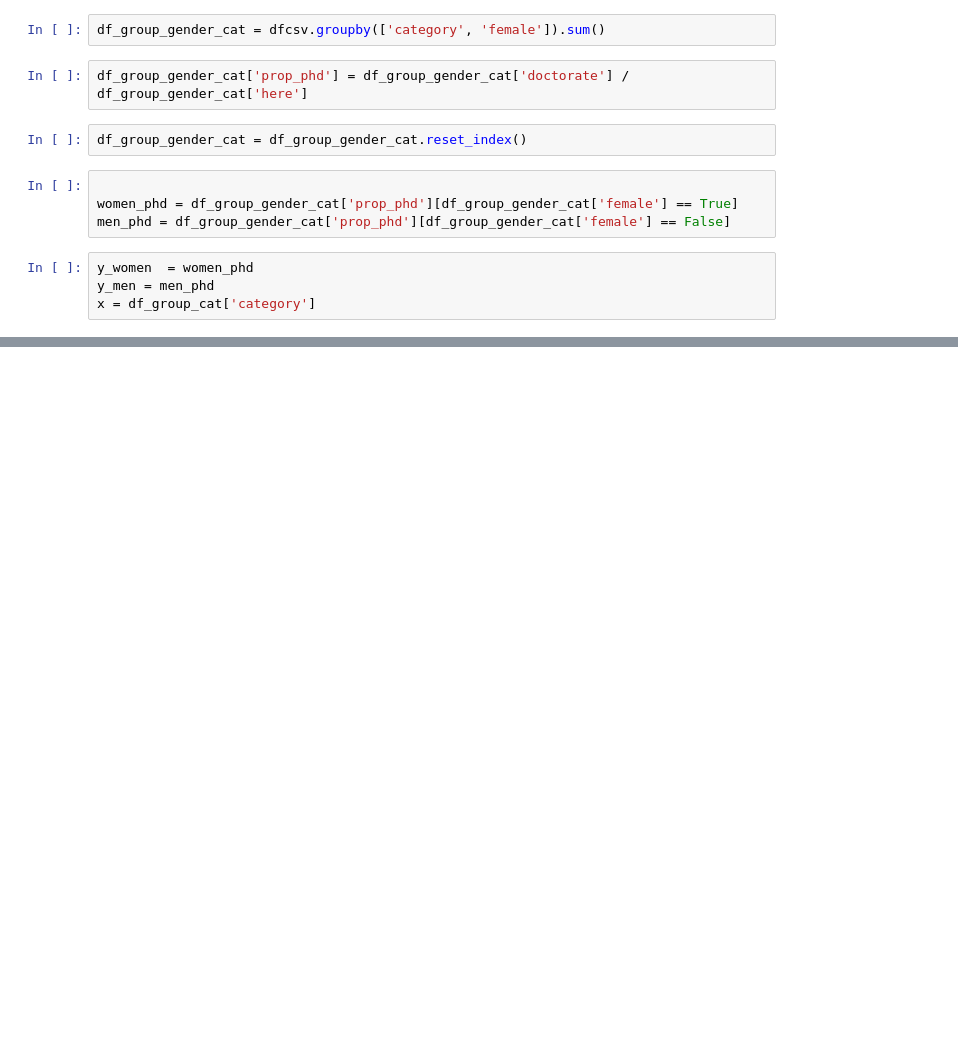
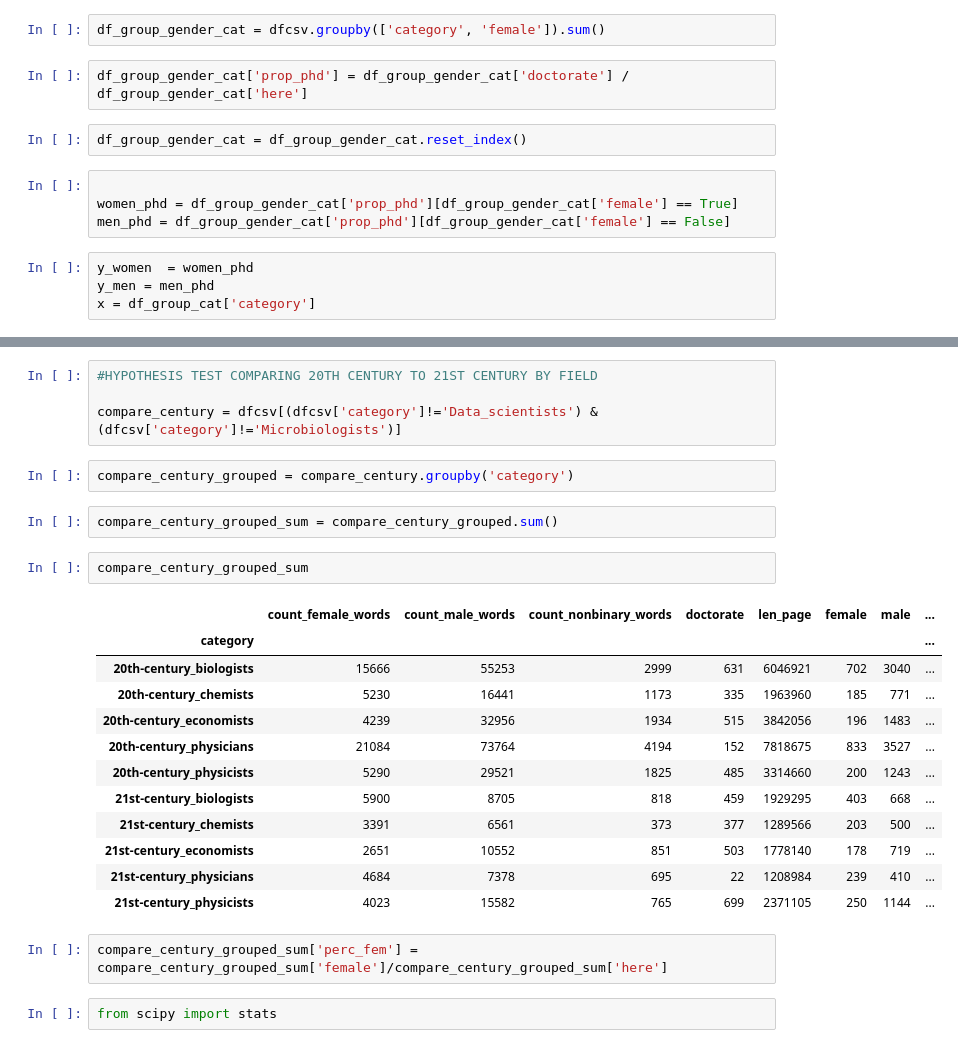
Before and after one commit to isbhsun/Gender-Gap-Analysis, a Jupyter notebook: data_analysis.ipynb, the cells around one changed output, grey strips where cells are left out. Saved outputs shown, nothing was run; the diff lists cells and outputs as text; blank space fills up the shorter version.

```diff
--- a/data_analysis.ipynb
+++ b/data_analysis.ipynb
@@ -356,0 +387,27 @@ plt.legend(loc='best')
+# %%
+#HYPOTHESIS TEST COMPARING 20TH CENTURY TO 21ST CENTURY BY FIELD
+
+compare_century = dfcsv[(dfcsv['category']!='Data_scientists') & (dfcsv['category']!='Microbiologists')]
+# %%
+compare_century_grouped = compare_century.groupby('category')
+# %%
+compare_century_grouped_sum = compare_century_grouped.sum()
+# %%
+compare_century_grouped_sum
+# %% [output]
+|  | count_female_words | count_male_words | count_nonbinary_words | doctorate | len_page | female | male | ... |
+| category |  |  |  |  |  |  |  | ... |
+| 20th-century_biologists | 15666 | 55253 | 2999 | 631 | 6046921 | 702 | 3040 | ... |
+| 20th-century_chemists | 5230 | 16441 | 1173 | 335 | 1963960 | 185 | 771 | ... |
+| 20th-century_economists | 4239 | 32956 | 1934 | 515 | 3842056 | 196 | 1483 | ... |
+| 20th-century_physicians | 21084 | 73764 | 4194 | 152 | 7818675 | 833 | 3527 | ... |
+| 20th-century_physicists | 5290 | 29521 | 1825 | 485 | 3314660 | 200 | 1243 | ... |
+| 21st-century_biologists | 5900 | 8705 | 818 | 459 | 1929295 | 403 | 668 | ... |
+| 21st-century_chemists | 3391 | 6561 | 373 | 377 | 1289566 | 203 | 500 | ... |
+| 21st-century_economists | 2651 | 10552 | 851 | 503 | 1778140 | 178 | 719 | ... |
+| 21st-century_physicians | 4684 | 7378 | 695 | 22 | 1208984 | 239 | 410 | ... |
+| 21st-century_physicists | 4023 | 15582 | 765 | 699 | 2371105 | 250 | 1144 | ... |
+# %%
+compare_century_grouped_sum['perc_fem'] = compare_century_grouped_sum['female']/compare_century_grouped_sum['here']
+# %%
+from scipy import stats
```
Also changed, not shown: parts of 22 cells of this notebook, 6 other files.
